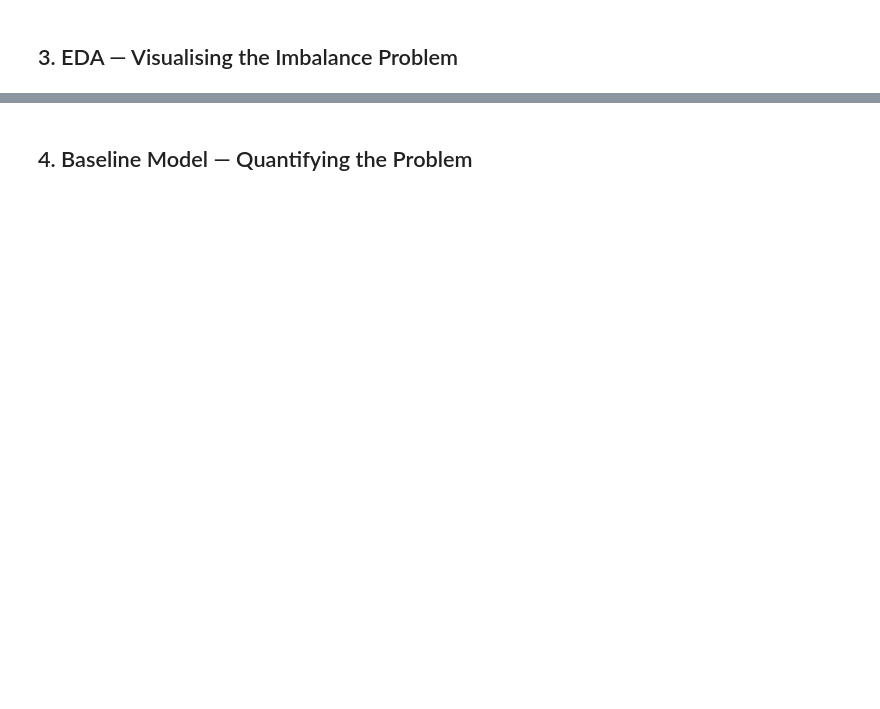
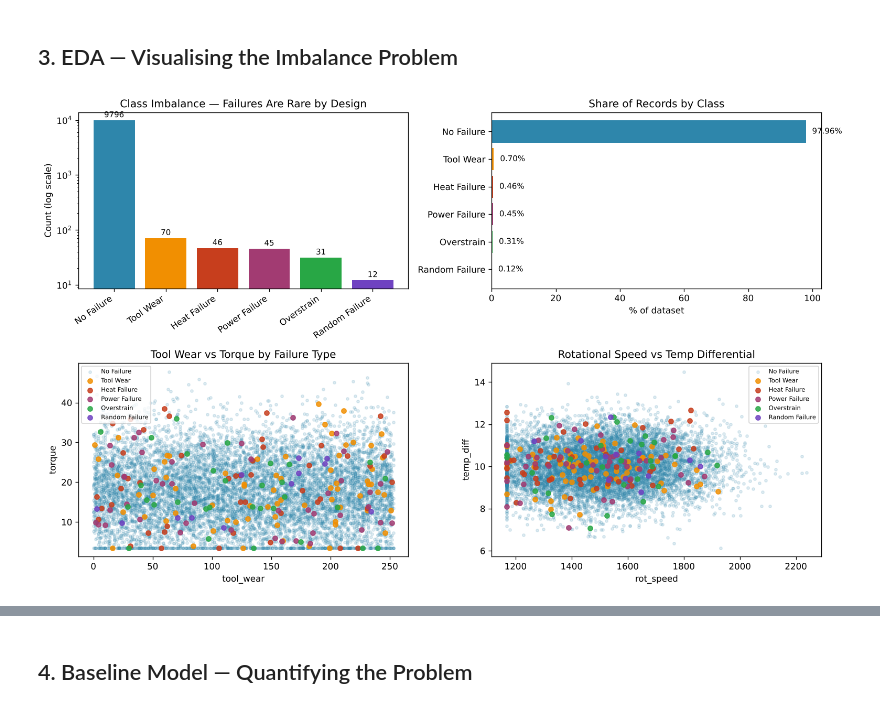
Before and after one commit to Nono-byte/Maitenance-Prediction-CTGAN, a Jupyter notebook: predictive_maintenance_ctgan.ipynb, the cells around one changed output, grey strips where cells are left out. Drawn from its saved outputs; the diff is of its cells as text; code cells hidden in the pictures; blank space fills up the shorter version.

```diff
--- a/predictive_maintenance_ctgan.ipynb
+++ b/predictive_maintenance_ctgan.ipynb
@@ -133,3 +149,64 @@ Image('fig_eda.png')
+# %%
+# ── EDA visualisation: class imbalance + sensor signatures ────────────────
+fig = plt.figure(figsize=(13, 8))
+gs = gridspec.GridSpec(2, 2, figure=fig, height_ratios=[1, 1.1])
+
+# Panel 1: class counts (log scale) — the imbalance problem
+ax0 = fig.add_subplot(gs[0, 0])
+counts = df['failure_type'].value_counts()
+colors = [FAIL_COLORS[c] for c in counts.index]
+ax0.bar(range(len(counts)), counts.values, color=colors)
+ax0.set_yscale('log')
+ax0.set_xticks(range(len(counts)))
+ax0.set_xticklabels(counts.index, rotation=35, ha='right')
+ax0.set_ylabel('Count (log scale)')
+ax0.set_title('Class Imbalance — Failures Are Rare by Design')
+for i, v in enumerate(counts.values):
+    ax0.text(i, v * 1.15, f'{v}', ha='center', fontsize=9)
+
+# Panel 2: failure rate as % of dataset
+ax1 = fig.add_subplot(gs[0, 1])
+pct = (counts / len(df) * 100)
+ax1.barh(range(len(pct)), pct.values, color=colors)
+ax1.set_yticks(range(len(pct)))
+ax1.set_yticklabels(pct.index)
+ax1.invert_yaxis()
+ax1.set_xlabel('% of dataset')
+ax1.set_title('Share of Records by Class')
+for i, v in enumerate(pct.values):
+    ax1.text(v + max(pct.values) * 0.02, i, f'{v:.2f}%', va='center', fontsize=9)
+
+# Panel 3: torque vs tool_wear scatter, coloured by failure type
+ax2 = fig.add_subplot(gs[1, 0])
+for cls in FAIL_COLORS:
+    sub = df[df['failure_type'] == cls]
+    size = 10 if cls == 'No Failure' else 30
+    alpha = 0.15 if cls == 'No Failure' else 0.85
+    ax2.scatter(sub['tool_wear'], sub['torque'], s=size, alpha=alpha,
+                color=FAIL_COLORS[cls], label=cls)
+ax2.set_xlabel('tool_wear')
+ax2.set_ylabel('torque')
+ax2.set_title('Tool Wear vs Torque by Failure Type')
+ax2.legend(fontsize=7, loc='upper left')
+
+# Panel 4: temp_diff vs rot_speed scatter
+ax3 = fig.add_subplot(gs[1, 1])
+for cls in FAIL_COLORS:
+    sub = df[df['failure_type'] == cls]
+    size = 10 if cls == 'No Failure' else 30
+    alpha = 0.15 if cls == 'No Failure' else 0.85
+    ax3.scatter(sub['rot_speed'], sub['temp_diff'], s=size, alpha=alpha,
+                color=FAIL_COLORS[cls], label=cls)
+ax3.set_xlabel('rot_speed')
+ax3.set_ylabel('temp_diff')
+ax3.set_title('Rotational Speed vs Temp Differential')
+ax3.legend(fontsize=7, loc='upper right')
+
+plt.tight_layout()
+plt.savefig('fig_eda.png', dpi=120, bbox_inches='tight')
+plt.show()
+# %% [output]
+[figure, added]
 # %%
 # ── Sensor statistics per failure type ────────────────────────────────────
 sensor_cols = ['air_temp','process_temp','rot_speed','torque','tool_wear','power','temp_diff']
```
Also changed, not shown: parts of 26 cells of this notebook, 7 other files.
